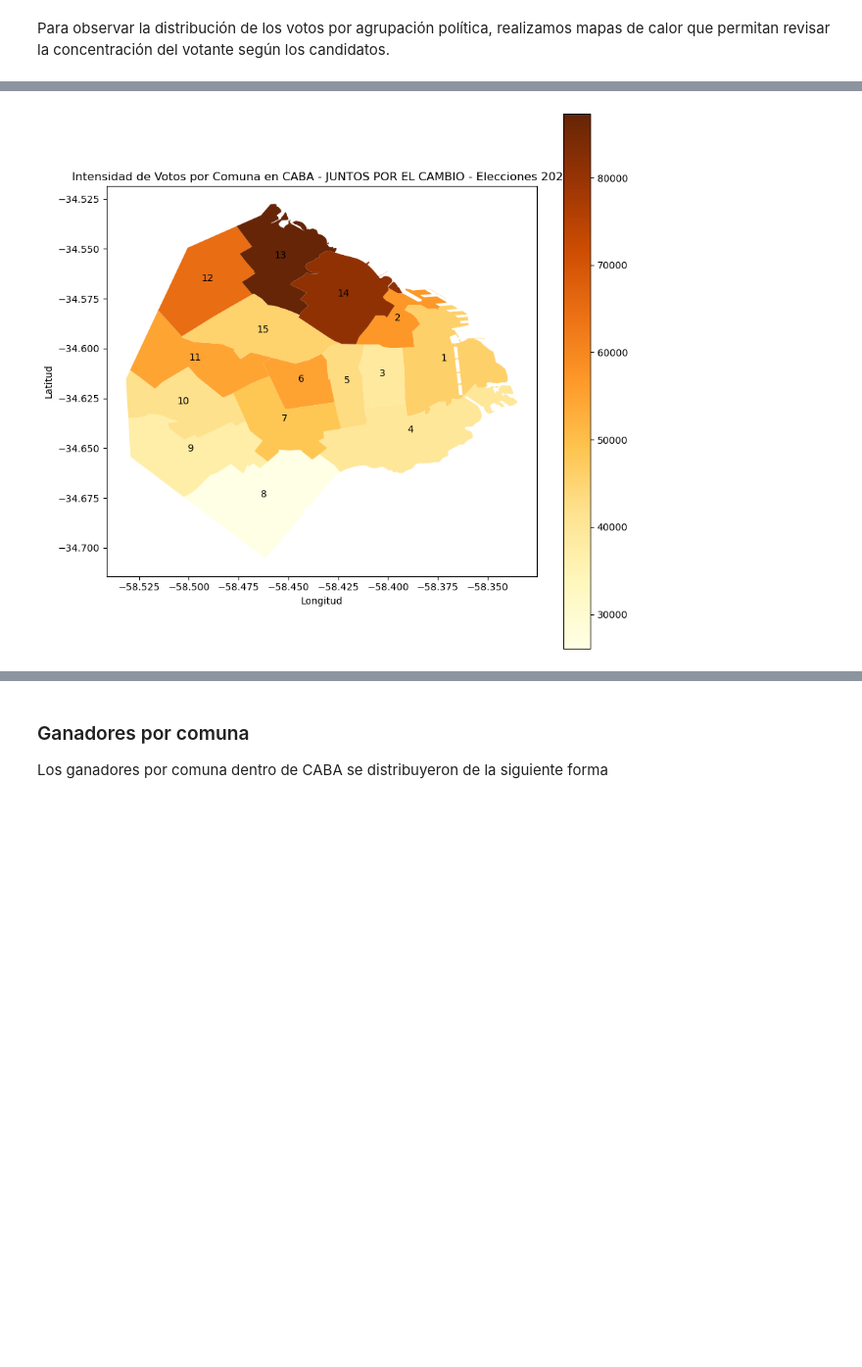
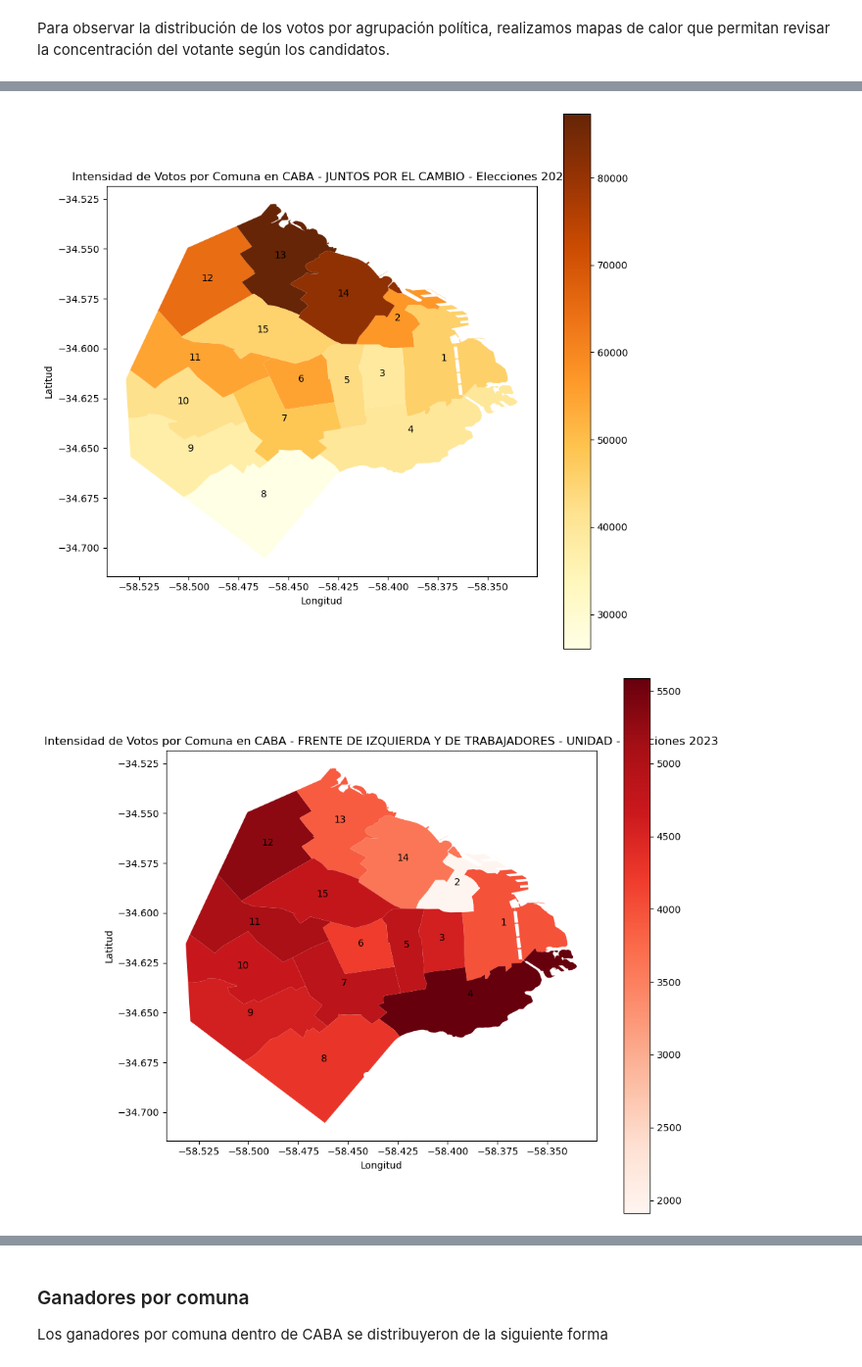
Before and after one commit to nicolasfaccini/Analisis-Elecciones-Generales-2023-Python, a Jupyter notebook: Informe_copy.ipynb, the cells around one changed output, grey strips where cells are left out. Shown at 98% size. Drawn from its saved outputs; the diff is of its cells as text; code cells hidden in the pictures; blank space fills up the shorter version.

```diff
--- a/Informe_copy.ipynb
+++ b/Informe_copy.ipynb
@@ -258,23 +276,26 @@ Para observar la distribución de los votos por agrupación política, realizamo
 # %%
 def plot_votos_por_comuna(df, gdf, partido_nombre, color):
     df_partido = df[df['agrupacion_nombre'] == partido_nombre]  # Filtrar por partido y agrupar los votos
     df_votos_por_comuna = df_partido.groupby('seccion_id')['votos_cantidad'].sum().reset_index()
     gdf_dissolved = gdf.dissolve(by='COMUNA') # Disolver el GeoDataFrame por comuna
     gdf_merged = gdf_dissolved.merge(df_votos_por_comuna, left_on=gdf_dissolved.index, right_on='seccion_id', how='left') # Realizar el merge
     fig, ax = plt.subplots(1, 1, figsize=(10, 10)) # Crear la figura
     gdf_merged.plot(column='votos_cantidad', ax=ax, legend=True, cmap=color)
     for _, row in gdf_merged.iterrows(): # Añadir anotaciones para los números de comuna
         plt.annotate(text=row['seccion_id'], xy=(row.geometry.centroid.x, row.geometry.centroid.y),
                     horizontalalignment='center')
     plt.title(f'Intensidad de Votos por Comuna en CABA - {partido_nombre} - Elecciones 2023') # Establecer títulos y etiquetas
     plt.xlabel('Longitud')
     plt.ylabel('Latitud')
     plt.show()
 
 plot_votos_por_comuna(df_resultadosCaba, gdf, "UNION POR LA PATRIA", 'Blues')
 plot_votos_por_comuna(df_resultadosCaba, gdf, "LA LIBERTAD AVANZA", 'Purples')
 plot_votos_por_comuna(df_resultadosCaba, gdf, "JUNTOS POR EL CAMBIO", 'YlOrBr')
+plot_votos_por_comuna(df_resultadosCaba, gdf, "FRENTE DE IZQUIERDA Y DE TRABAJADORES - UNIDAD", 'Reds')
+plot_votos_por_comuna(df_resultadosCaba, gdf, "HACEMOS POR NUESTRO PAIS", 'Greens')
 # %% [output]
 [figure]
 [figure]
 [figure]
+[figure, added]
```
Also changed, not shown: parts of 5 cells of this notebook, 1 other file.
